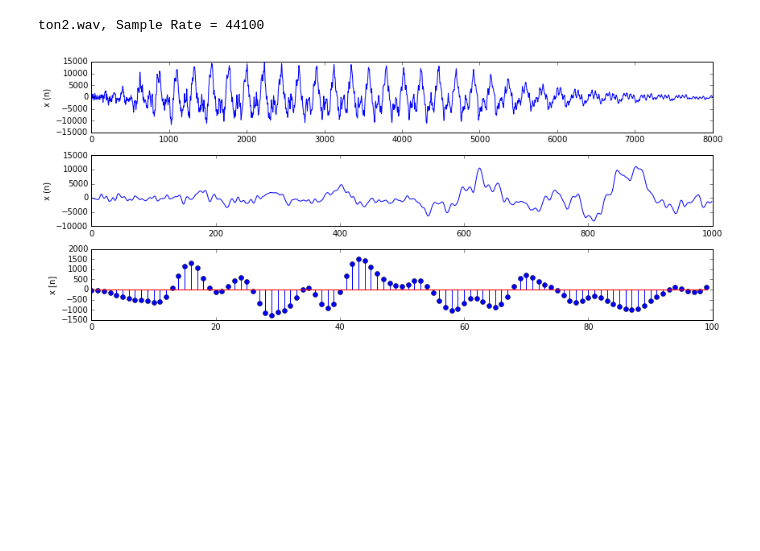
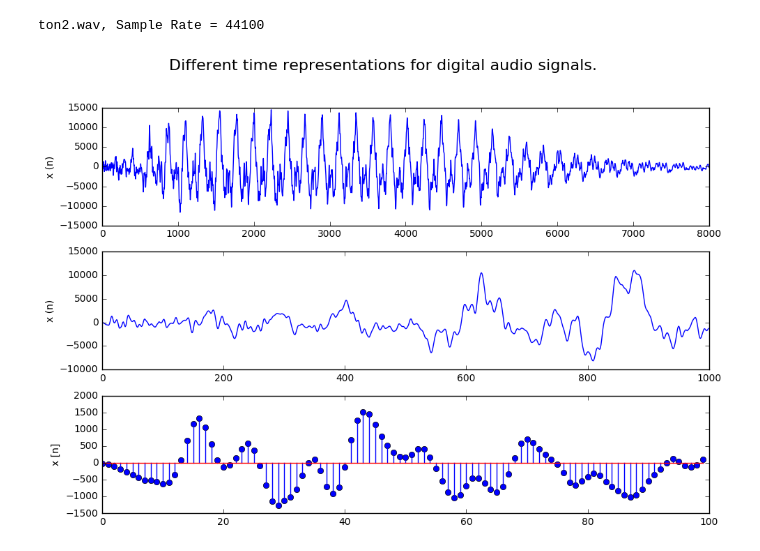
Before and after one commit to JoseRZapata/PyDAFX, a Jupyter notebook: 01_Introduction/figure1_03.ipynb, the cells around one changed output. Saved outputs shown, nothing was run; the diff lists cells and outputs as text; code cells hidden in the pictures; blank space fills up the shorter version.

Commit message:
update figure

```diff
--- a/01_Introduction/figure1_03.ipynb
+++ b/01_Introduction/figure1_03.ipynb
@@ -28,21 +28,23 @@ print(AudioFileName+', Sample Rate = '+str(fs))
 ton2.wav, Sample Rate = 44100
 # %%
 # Plot audio signal
-plt.rcParams['figure.figsize'] = (12, 5)# figure size
+plt.rcParams['figure.figsize'] = (10, 7)# figure size
 
 plt.subplot(311)
 plt.plot(data[:8000])
 plt.ylabel('x (n)')
 
 plt.subplot(312)
 plt.plot(data[:1000])
 plt.ylabel('x (n)')
 
 plt.subplot(313)
 plt.stem(data[:100])
 plt.ylabel('x [n]')
+plt.suptitle('Different time representations for digital audio signals.',size=16)
 
 plt.tight_layout()
+plt.subplots_adjust(top=0.88)
 plt.show()
 # %% [output]
-[figure, old version]
+[figure, new version]
```
